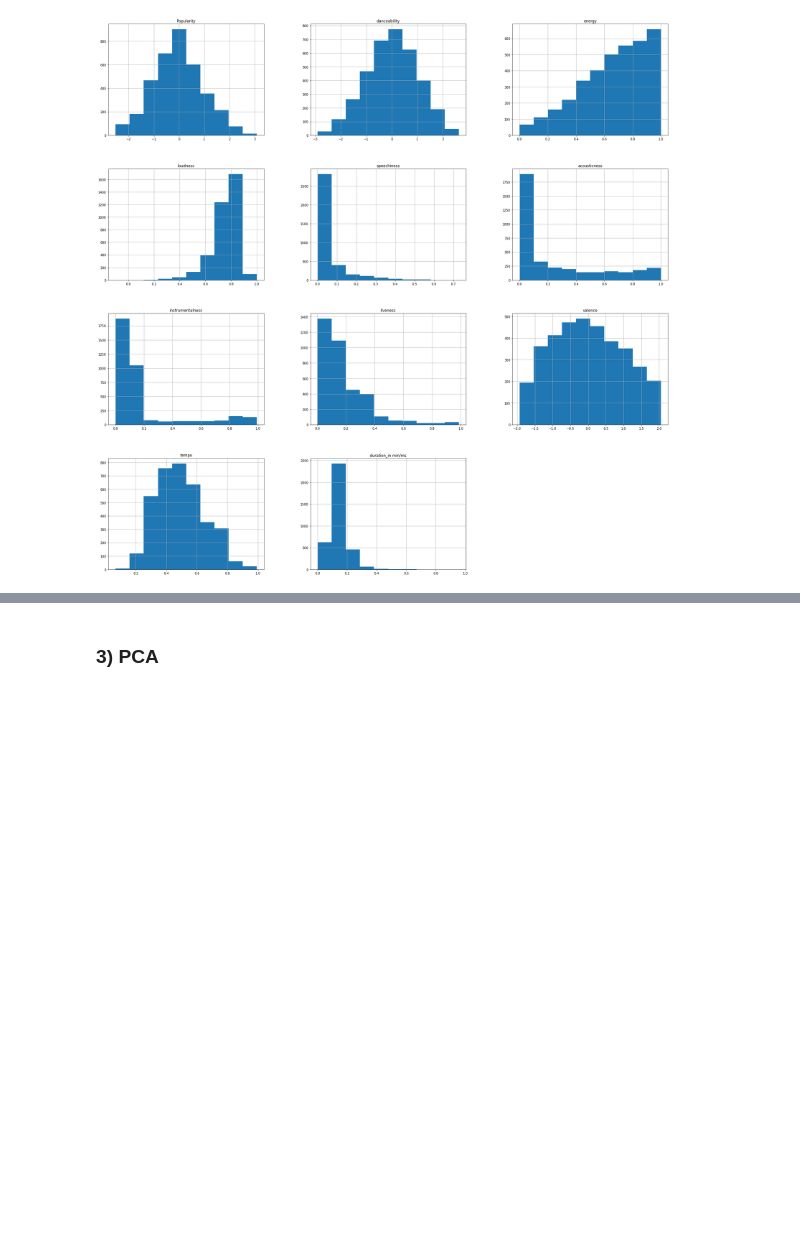
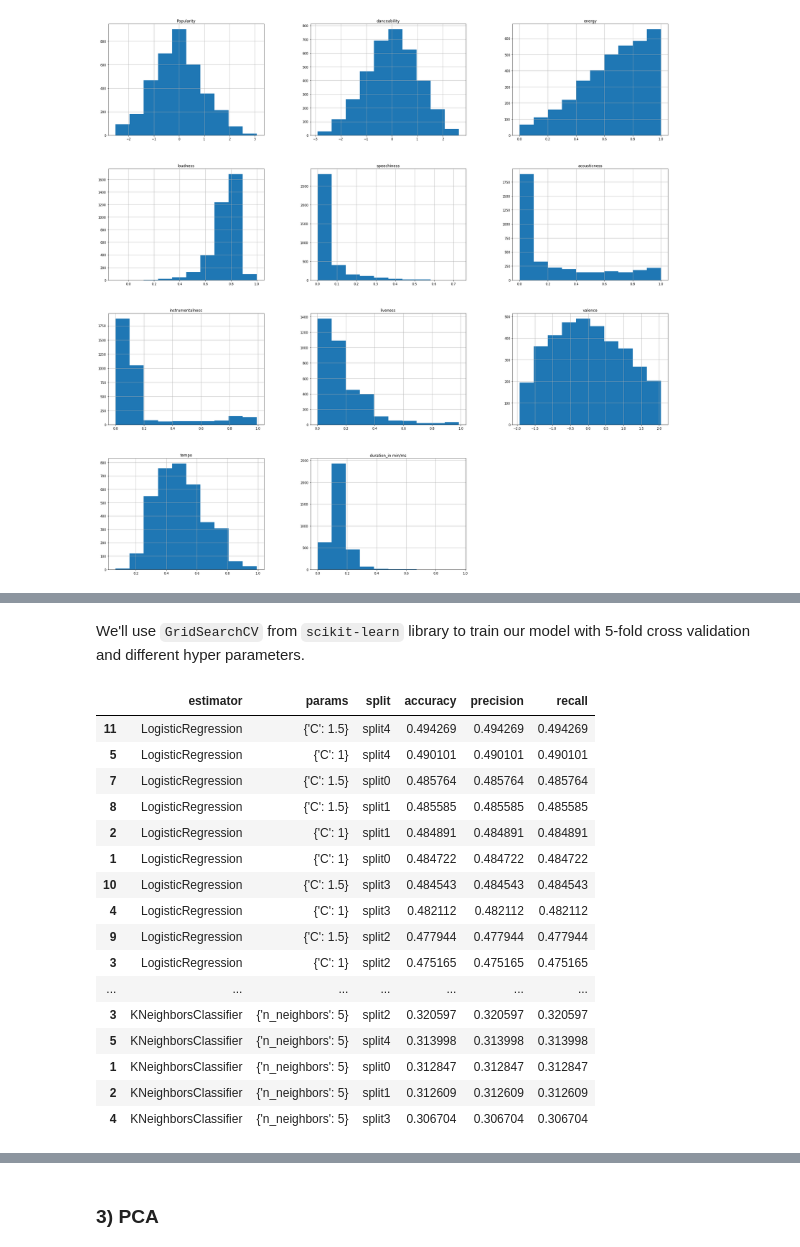
Before and after one commit to bdsaglam/di501, a Jupyter notebook: assignments/assignment04/e155841_HW_4.ipynb, the cells around one changed output, grey strips where cells are left out. Drawn from its saved outputs; the diff is of its cells as text; code cells hidden in the pictures; blank space fills up the shorter version.

```diff
--- a/assignments/assignment04/e155841_HW_4.ipynb
+++ b/assignments/assignment04/e155841_HW_4.ipynb
@@ -270,0 +252,3 @@ def hyper_param_search_rf(xs, y, seed=0):
+# %%
+x_train_enc = pd.get_dummies(x_train_proc)
+x_test_enc = pd.get_dummies(x_test_proc)
@@ -270,0 +265,2 @@ def hyper_param_search_rf(xs, y, seed=0):
+# %% [markdown]
+We'll use `GridSearchCV` from `scikit-learn` library to train our model with 5-fold cross validation and different hyper parameters.
@@ -270,0 +288,53 @@ def hyper_param_search_rf(xs, y, seed=0):
+# %%
+import json
+
+def fmt_search_results(search):
+    sdf = pd.DataFrame(search.cv_results_)
+    cols2keep = [col for col in sdf.columns if col=='params' or col.startswith('split')]
+    sdf = sdf[cols2keep]
+    sdf.columns = pd.MultiIndex.from_tuples([(np.nan, col) if col=='params' else (col[:6], col[12:]) for col in sdf.columns])
+    sdf = (sdf.stack(0)
+       .ffill()
+       .reset_index()
+       .drop(columns=['level_0'])
+       .dropna(how='any', axis=0)
+       .rename(columns={"level_1": "split"})
+      )
+
+    sdf['estimator'] = search.estimator.__class__.__name__
+    return sdf[['estimator', 'params', 'split', 'accuracy', 'precision', 'recall']]
+# %%
+from sklearn.neighbors import KNeighborsClassifier
+from sklearn.tree import DecisionTreeClassifier
+from sklearn.svm import SVC
+
+model_param_grids = [
+    (DecisionTreeClassifier(), dict(min_samples_leaf = [3, 10])),
+    (KNeighborsClassifier(), dict(n_neighbors = [5, 10])),
+    (LogisticRegression(max_iter=1000), dict(C=[1, 1.5]))
+]
+
+sdf = pd.concat([
+    fmt_search_results(make_searcher(estim, pg).fit(x_train_enc, y_train.values.ravel()))
+    for (estim, pg) in model_param_grids
+])
+# %%
+sdf.sort_values(by='accuracy', ascending=False)
+# %% [output]
+|  | estimator | params | split | accuracy | precision | recall |
+| 11 | LogisticRegression | {'C': 1.5} | split4 | 0.494269 | 0.494269 | 0.494269 |
+| 5 | LogisticRegression | {'C': 1} | split4 | 0.490101 | 0.490101 | 0.490101 |
+| 7 | LogisticRegression | {'C': 1.5} | split0 | 0.485764 | 0.485764 | 0.485764 |
+| 8 | LogisticRegression | {'C': 1.5} | split1 | 0.485585 | 0.485585 | 0.485585 |
+| 2 | LogisticRegression | {'C': 1} | split1 | 0.484891 | 0.484891 | 0.484891 |
+| 1 | LogisticRegression | {'C': 1} | split0 | 0.484722 | 0.484722 | 0.484722 |
+| 10 | LogisticRegression | {'C': 1.5} | split3 | 0.484543 | 0.484543 | 0.484543 |
+| 4 | LogisticRegression | {'C': 1} | split3 | 0.482112 | 0.482112 | 0.482112 |
+| 9 | LogisticRegression | {'C': 1.5} | split2 | 0.477944 | 0.477944 | 0.477944 |
+| 3 | LogisticRegression | {'C': 1} | split2 | 0.475165 | 0.475165 | 0.475165 |
+| ... | ... | ... | ... | ... | ... | ... |
+| 3 | KNeighborsClassifier | {'n_neighbors': 5} | split2 | 0.320597 | 0.320597 | 0.320597 |
+| 5 | KNeighborsClassifier | {'n_neighbors': 5} | split4 | 0.313998 | 0.313998 | 0.313998 |
+| 1 | KNeighborsClassifier | {'n_neighbors': 5} | split0 | 0.312847 | 0.312847 | 0.312847 |
+| 2 | KNeighborsClassifier | {'n_neighbors': 5} | split1 | 0.312609 | 0.312609 | 0.312609 |
+| 4 | KNeighborsClassifier | {'n_neighbors': 5} | split3 | 0.306704 | 0.306704 | 0.306704 |
```
Also changed, not shown: parts of 18 cells of this notebook, 1 other file.
